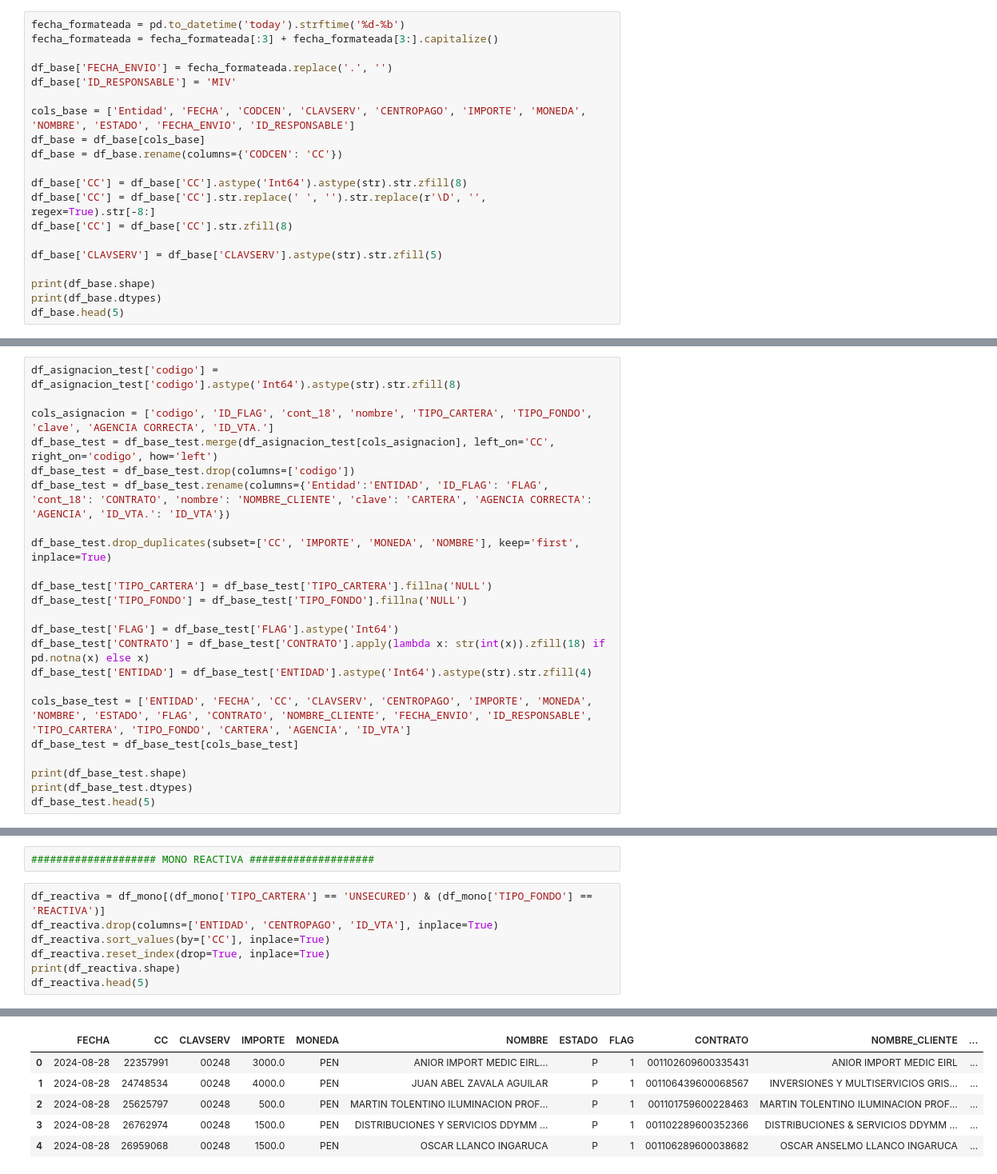
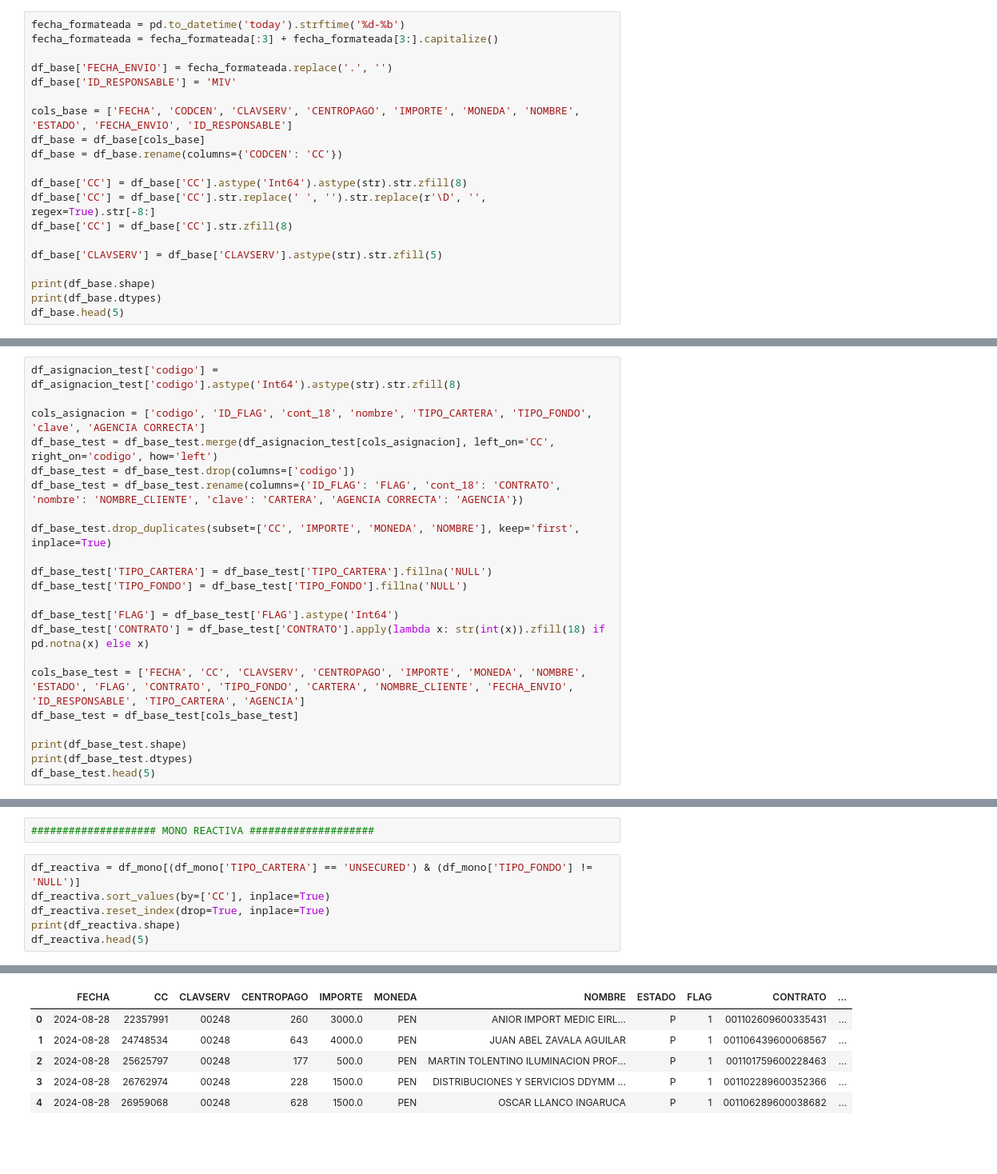
Before and after one commit to iriarteMirko/base-pagos, a Jupyter notebook: main.ipynb, the cells around one changed output, grey strips where cells are left out. Shown at 80% size. Cells and saved outputs as stored; diff of their text form; blank space fills up the shorter version.

```diff
--- a/main.ipynb
+++ b/main.ipynb
@@ -116,7 +116,7 @@ fecha_formateada = fecha_formateada[:3] + fecha_formateada[3:].capitalize()
 df_base['FECHA_ENVIO'] = fecha_formateada.replace('.', '')
 df_base['ID_RESPONSABLE'] = 'MIV'
 
-cols_base = ['Entidad', 'FECHA', 'CODCEN', 'CLAVSERV', 'CENTROPAGO', 'IMPORTE', 'MONEDA', 'NOMBRE', 'ESTADO', 'FECHA_ENVIO', 'ID_RESPONSABLE']
+cols_base = ['FECHA', 'CODCEN', 'CLAVSERV', 'CENTROPAGO', 'IMPORTE', 'MONEDA', 'NOMBRE', 'ESTADO', 'FECHA_ENVIO', 'ID_RESPONSABLE']
 df_base = df_base[cols_base]
 df_base = df_base.rename(columns={'CODCEN': 'CC'})
 
@@ -215,10 +213,10 @@ base_count
 # %%
 df_asignacion_test['codigo'] = df_asignacion_test['codigo'].astype('Int64').astype(str).str.zfill(8)
 
-cols_asignacion = ['codigo', 'ID_FLAG', 'cont_18', 'nombre', 'TIPO_CARTERA', 'TIPO_FONDO', 'clave', 'AGENCIA CORRECTA', 'ID_VTA.']
+cols_asignacion = ['codigo', 'ID_FLAG', 'cont_18', 'nombre', 'TIPO_CARTERA', 'TIPO_FONDO', 'clave', 'AGENCIA CORRECTA']
 df_base_test = df_base_test.merge(df_asignacion_test[cols_asignacion], left_on='CC', right_on='codigo', how='left')
 df_base_test = df_base_test.drop(columns=['codigo'])
-df_base_test = df_base_test.rename(columns={'Entidad':'ENTIDAD', 'ID_FLAG': 'FLAG', 'cont_18': 'CONTRATO', 'nombre': 'NOMBRE_CLIENTE', 'clave': 'CARTERA', 'AGENCIA CORRECTA': 'AGENCIA', 'ID_VTA.': 'ID_VTA'})
+df_base_test = df_base_test.rename(columns={'ID_FLAG': 'FLAG', 'cont_18': 'CONTRATO', 'nombre': 'NOMBRE_CLIENTE', 'clave': 'CARTERA', 'AGENCIA CORRECTA': 'AGENCIA'})
 
 df_base_test.drop_duplicates(subset=['CC', 'IMPORTE', 'MONEDA', 'NOMBRE'], keep='first', inplace=True)
 
@@ -227,9 +225,8 @@ df_base_test['TIPO_FONDO'] = df_base_test['TIPO_FONDO'].fillna('NULL')
 
 df_base_test['FLAG'] = df_base_test['FLAG'].astype('Int64')
 df_base_test['CONTRATO'] = df_base_test['CONTRATO'].apply(lambda x: str(int(x)).zfill(18) if pd.notna(x) else x)
-df_base_test['ENTIDAD'] = df_base_test['ENTIDAD'].astype('Int64').astype(str).str.zfill(4)
 
-cols_base_test = ['ENTIDAD', 'FECHA', 'CC', 'CLAVSERV', 'CENTROPAGO', 'IMPORTE', 'MONEDA', 'NOMBRE', 'ESTADO', 'FLAG', 'CONTRATO', 'NOMBRE_CLIENTE', 'FECHA_ENVIO', 'ID_RESPONSABLE', 'TIPO_CARTERA', 'TIPO_FONDO', 'CARTERA', 'AGENCIA', 'ID_VTA']
+cols_base_test = ['FECHA', 'CC', 'CLAVSERV', 'CENTROPAGO', 'IMPORTE', 'MONEDA', 'NOMBRE', 'ESTADO', 'FLAG', 'CONTRATO', 'TIPO_FONDO', 'CARTERA', 'NOMBRE_CLIENTE', 'FECHA_ENVIO', 'ID_RESPONSABLE', 'TIPO_CARTERA', 'AGENCIA']
 df_base_test = df_base_test[cols_base_test]
 
 print(df_base_test.shape)
@@ -332,8 +331,7 @@ Name: count, dtype: int64
 # %%
 #################### MONO REACTIVA ####################
 # %%
-df_reactiva = df_mono[(df_mono['TIPO_CARTERA'] == 'UNSECURED') & (df_mono['TIPO_FONDO'] == 'REACTIVA')]
-df_reactiva.drop(columns=['ENTIDAD', 'CENTROPAGO', 'ID_VTA'], inplace=True)
+df_reactiva = df_mono[(df_mono['TIPO_CARTERA'] == 'UNSECURED') & (df_mono['TIPO_FONDO'] != 'NULL')]
 df_reactiva.sort_values(by=['CC'], inplace=True)
 df_reactiva.reset_index(drop=True, inplace=True)
 print(df_reactiva.shape)
@@ -343,9 +341,9 @@ df_reactiva.head(5)
-|  | FECHA | CC | CLAVSERV | IMPORTE | MONEDA | NOMBRE | ESTADO | FLAG | CONTRATO | NOMBRE_CLIENTE | ... |
-| 0 | 2024-08-28 | 22357991 | 00248 | 3000.0 | PEN | ANIOR IMPORT MEDIC EIRL... | P | 1 | 001102609600335431 | ANIOR IMPORT MEDIC EIRL | ... |
-| 1 | 2024-08-28 | 24748534 | 00248 | 4000.0 | PEN | JUAN ABEL ZAVALA AGUILAR | P | 1 | 001106439600068567 | INVERSIONES Y MULTISERVICIOS GRIS... | ... |
-| 2 | 2024-08-28 | 25625797 | 00248 | 500.0 | PEN | MARTIN TOLENTINO ILUMINACION PROF... | P | 1 | 001101759600228463 | MARTIN TOLENTINO ILUMINACION PROF... | ... |
-| 3 | 2024-08-28 | 26762974 | 00248 | 1500.0 | PEN | DISTRIBUCIONES Y SERVICIOS DDYMM ... | P | 1 | 001102289600352366 | DISTRIBUCIONES & SERVICIOS DDYMM ... | ... |
-| 4 | 2024-08-28 | 26959068 | 00248 | 1500.0 | PEN | OSCAR LLANCO INGARUCA | P | 1 | 001106289600038682 | OSCAR ANSELMO LLANCO INGARUCA | ... |
+|  | FECHA | CC | CLAVSERV | CENTROPAGO | IMPORTE | MONEDA | NOMBRE | ESTADO | FLAG | CONTRATO | ... |
+| 0 | 2024-08-28 | 22357991 | 00248 | 260 | 3000.0 | PEN | ANIOR IMPORT MEDIC EIRL... | P | 1 | 001102609600335431 | ... |
+| 1 | 2024-08-28 | 24748534 | 00248 | 643 | 4000.0 | PEN | JUAN ABEL ZAVALA AGUILAR | P | 1 | 001106439600068567 | ... |
+| 2 | 2024-08-28 | 25625797 | 00248 | 177 | 500.0 | PEN | MARTIN TOLENTINO ILUMINACION PROF... | P | 1 | 001101759600228463 | ... |
+| 3 | 2024-08-28 | 26762974 | 00248 | 228 | 1500.0 | PEN | DISTRIBUCIONES Y SERVICIOS DDYMM ... | P | 1 | 001102289600352366 | ... |
+| 4 | 2024-08-28 | 26959068 | 00248 | 628 | 1500.0 | PEN | OSCAR LLANCO INGARUCA | P | 1 | 001106289600038682 | ... |
 # %%
 reactiva_count = df_reactiva.shape[0]
 reactiva_count
```
Also changed, not shown: parts of 21 cells of this notebook, 1 other file.
